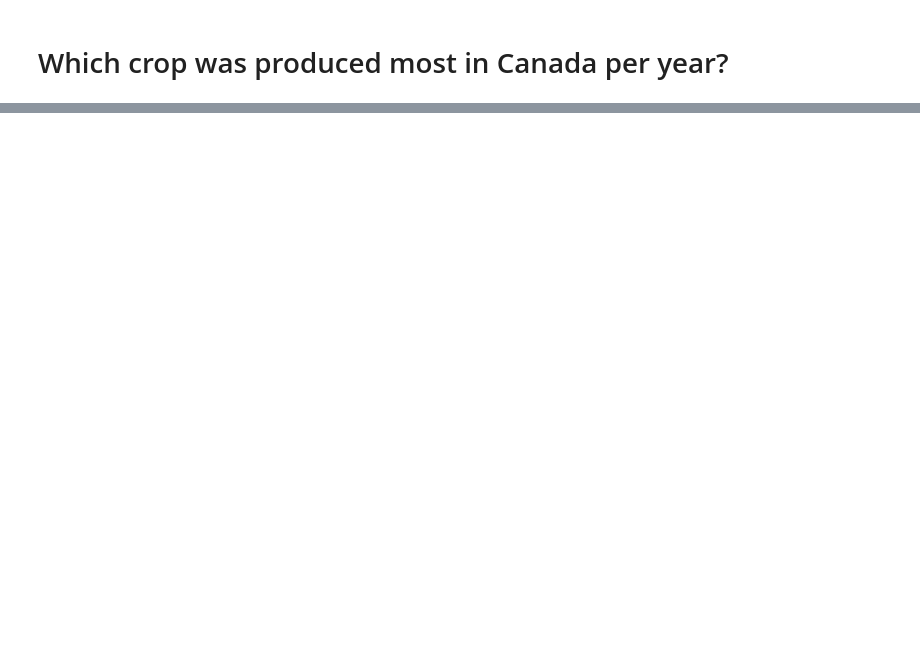
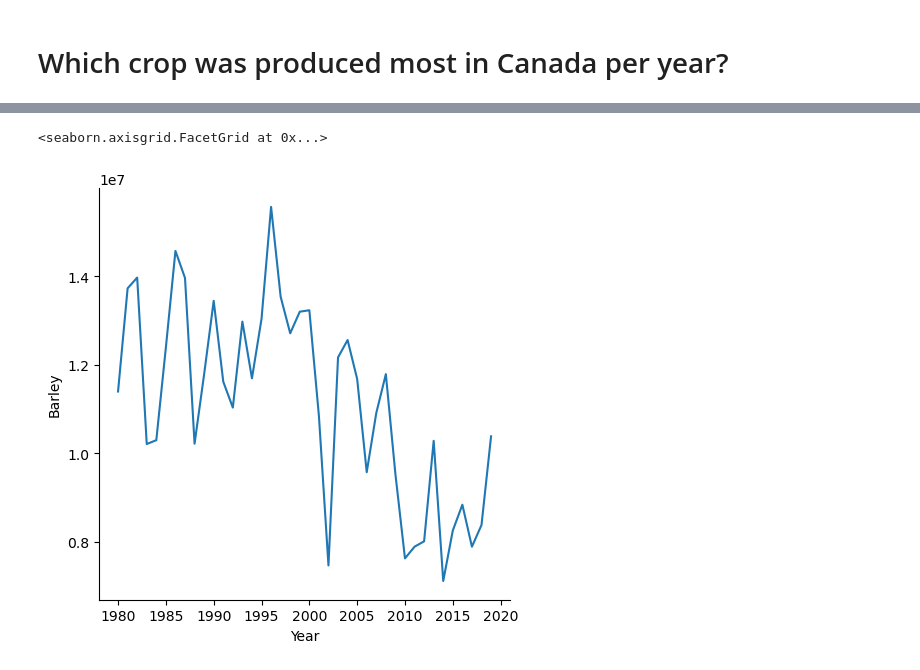
Before and after one commit to ElnazSaeidi/capstone-project-AEJS, a Jupyter notebook: Crop_Data_Anja.ipynb, the cells around one changed output, grey strips where cells are left out. Saved outputs shown, nothing was run; the diff lists cells and outputs as text; code cells hidden in the pictures; blank space fills up the shorter version.

```diff
--- a/Crop_Data_Anja.ipynb
+++ b/Crop_Data_Anja.ipynb
@@ -340,0 +634,25 @@ Text(0.5, 1.0, 'Production of Barley in Canada')
+# %%
+# Analysing the production of Barley, oats, maize and more over the time in canada
+
+#setting a list to define the items
+items=['Oats','Barley','Maize','Oilcrops','Rapeseed','Wheat','Onions, dry','Sugar beet','Carrots and turnips']
+
+#setting a list with the years
+
+
+#defining an empty data frame containing only the year
+df_prod_can_item=pd.DataFrame(columns=['Year'])
+
+#define a list of all years
+years=np.arange(1961,2020)
+df_prod_can_item['Year']=years
+
+
+
+for item in items:
+    prod_can_item=prod_canada[prod_canada['item']== item]
+    df_prod_can_item[item]=prod_can_item['value'].values
+
+df_prod_can_item=df_prod_can_item[df_prod_can_item['Year']>=1980]
+
+df_prod_can_item.head(5)
@@ -340,0 +666,9 @@ Text(0.5, 1.0, 'Production of Barley in Canada')
+# %%
+sns.relplot(
+    data=df_prod_can_item,
+    x="Year", y="Barley", kind="line"
+
+)
+# %% [output]
+<seaborn.axisgrid.FacetGrid at 0x...>
+[figure, added]
```
Also changed, not shown: parts of 35 cells of this notebook.
